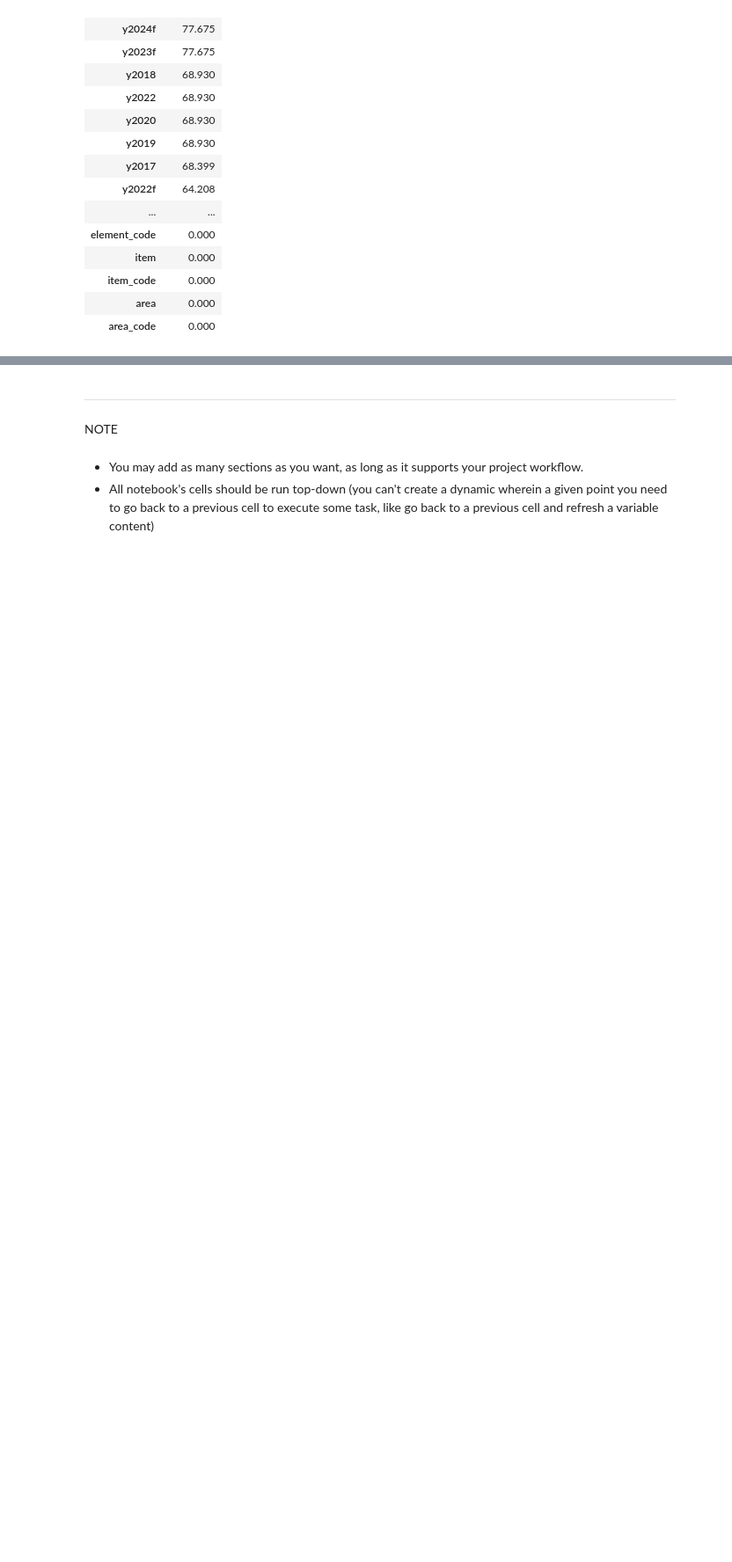
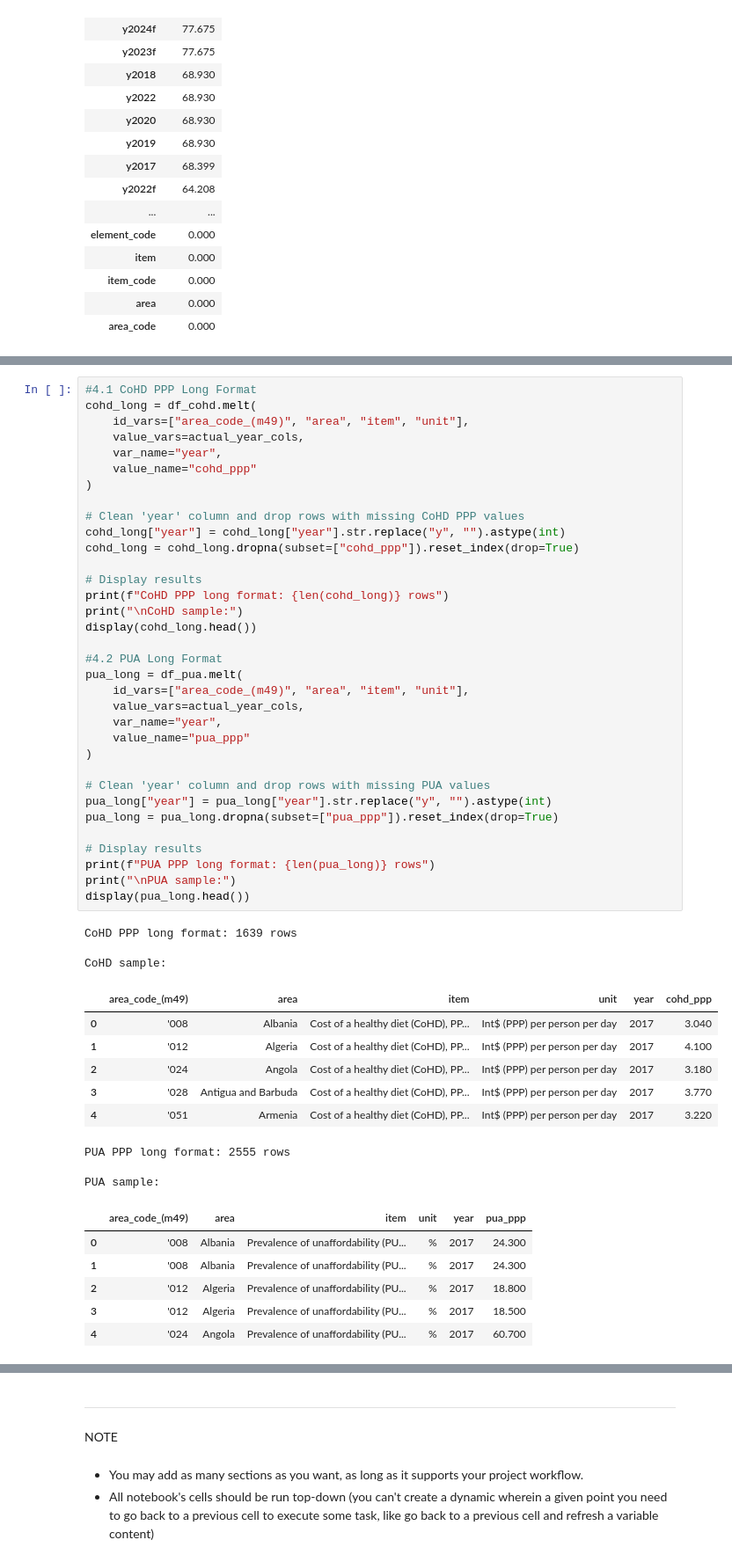
Before and after one commit to muhtar1muhtar/Cost-and-Affordability-of-a-Healthy-Diet-Analysis, a Jupyter notebook: jupyter_notebooks/DataCleaning_&_Preparation.ipynb, the cells around one changed output, grey strips where cells are left out. Shown at 88% size. Saved outputs shown, nothing was run; the diff lists cells and outputs as text; blank space fills up the shorter version.

Commit message:
Draft transformation amended - reshaped CoHD and PUA to long format

```diff
--- a/jupyter_notebooks/DataCleaning_&_Preparation.ipynb
+++ b/jupyter_notebooks/DataCleaning_&_Preparation.ipynb
@@ -253,0 +450,53 @@ df.head()
+# %%
+#4.1 CoHD PPP Long Format
+cohd_long = df_cohd.melt(
+    id_vars=["area_code_(m49)", "area", "item", "unit"],
+    value_vars=actual_year_cols,
+    var_name="year",
+    value_name="cohd_ppp"
+)
+
+# Clean 'year' column and drop rows with missing CoHD PPP values
+cohd_long["year"] = cohd_long["year"].str.replace("y", "").astype(int)
+cohd_long = cohd_long.dropna(subset=["cohd_ppp"]).reset_index(drop=True)
+
+# Display results
+print(f"CoHD PPP long format: {len(cohd_long)} rows")
+print("\nCoHD sample:")
+display(cohd_long.head())
+
+#4.2 PUA Long Format
+pua_long = df_pua.melt(
+    id_vars=["area_code_(m49)", "area", "item", "unit"],
+    value_vars=actual_year_cols,
+    var_name="year",
+    value_name="pua_ppp"
+)
+
+# Clean 'year' column and drop rows with missing PUA values
+pua_long["year"] = pua_long["year"].str.replace("y", "").astype(int)
+pua_long = pua_long.dropna(subset=["pua_ppp"]).reset_index(drop=True)
+
+# Display results
+print(f"PUA PPP long format: {len(pua_long)} rows")
+print("\nPUA sample:")
+display(pua_long.head())
+# %% [output]
+CoHD PPP long format: 1639 rows
+
+CoHD sample:
+|  | area_code_(m49) | area | item | unit | year | cohd_ppp |
+| 0 | '008 | Albania | Cost of a healthy diet (CoHD), PP... | Int$ (PPP) per person per day | 2017 | 3.040 |
+| 1 | '012 | Algeria | Cost of a healthy diet (CoHD), PP... | Int$ (PPP) per person per day | 2017 | 4.100 |
+| 2 | '024 | Angola | Cost of a healthy diet (CoHD), PP... | Int$ (PPP) per person per day | 2017 | 3.180 |
+| 3 | '028 | Antigua and Barbuda | Cost of a healthy diet (CoHD), PP... | Int$ (PPP) per person per day | 2017 | 3.770 |
+| 4 | '051 | Armenia | Cost of a healthy diet (CoHD), PP... | Int$ (PPP) per person per day | 2017 | 3.220 |
+PUA PPP long format: 2555 rows
+
+PUA sample:
+|  | area_code_(m49) | area | item | unit | year | pua_ppp |
+| 0 | '008 | Albania | Prevalence of unaffordability (PU... | % | 2017 | 24.300 |
+| 1 | '008 | Albania | Prevalence of unaffordability (PU... | % | 2017 | 24.300 |
+| 2 | '012 | Algeria | Prevalence of unaffordability (PU... | % | 2017 | 18.800 |
+| 3 | '012 | Algeria | Prevalence of unaffordability (PU... | % | 2017 | 18.500 |
+| 4 | '024 | Angola | Prevalence of unaffordability (PU... | % | 2017 | 60.700 |
```
Also changed, not shown: parts of 31 cells of this notebook.
